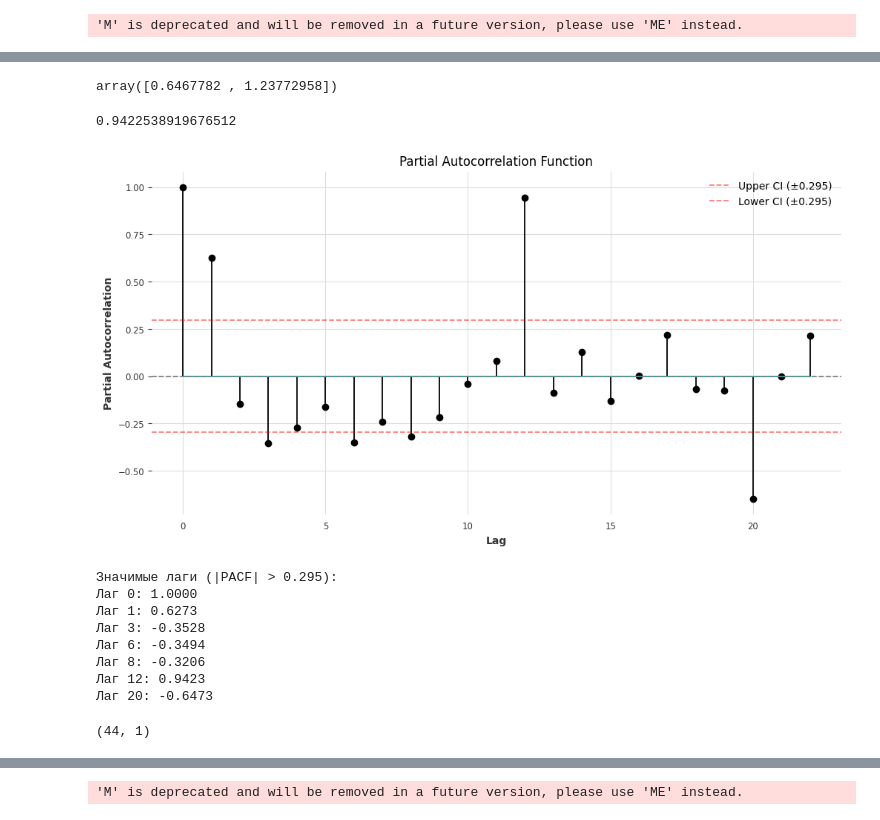
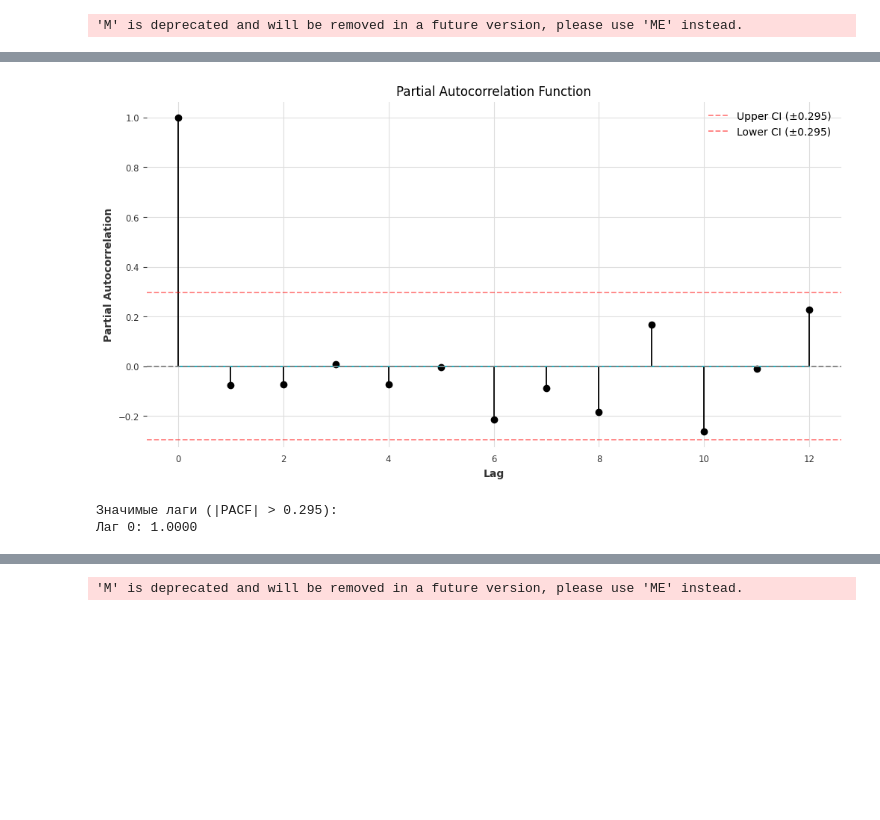
Before and after one commit to quantority/forecast-routine, a Jupyter notebook: test-notebook.ipynb, the cells around one changed output, grey strips where cells are left out. Drawn from its saved outputs; the diff is of its cells as text; code cells hidden in the pictures; blank space fills up the shorter version.

```diff
--- a/test-notebook.ipynb
+++ b/test-notebook.ipynb
@@ -533,5 +257,5 @@ first_ts = second_cluster[second_cluster['segment'] == 'ТД Регион_РШ_
 # %%
-def find_pacf_lags(series, segment, max_lags=22, alpha=0.05, method='ols'):
+def find_pacf_lags(series, segment, max_lags=12, alpha=0.05, method='ols'):
 
 
     pacf_values = pacf(series, nlags=max_lags, method=method)
@@ -607,10 +311,9 @@ pacf_df
-# %%
-sign_lags, pacf_df = find_pacf_lags(first_ts[['target']])
 # %%
 lags_list = []
 
 for i in second_cluster['segment'].unique():
+    print(i)
     segment_df = second_cluster[second_cluster['segment'] == i]
-    _, pacf_df = find_pacf_lags(segment_df[['timestamp', 'target']].set_index('timestamp'), i)
+    _, pacf_df = find_pacf_lags(segment_df[['timestamp', 'target']].set_index('timestamp'), i, max_lags=int(len(segment_df)/2))
     lags_list.append(pacf_df)
 # %% [output]
@@ -676,6 +546,0 @@ plot_hist(remove_trend(remove_seasonality(first_ts_ts, model=SeasonalityMode.ADD
-# %%
-seasonal_list = []
-
-for i in range(2, 25):
-    season_tuple = check_seasonality(first_ts_ts, m=i, max_lag=24)
-    seasonal_list.append(season_tuple)
@@ -785,51 +574,33 @@ plot_pacf(first_ts[['target']], lags=22, method='ols', alpha=0.1)
-# %%
-conf_int[12]
-# %% [output]
-array([0.6467782 , 1.23772958])
-# %%
-pacf_values[12]
-# %% [output]
-0.9422538919676512
 # %%
 # Получаем только значения PACF без доверительных интервалов
-pacf_values = pacf(first_ts[['target']], nlags=22, method='ols')
+pacf_values = pacf(first_ts[['target']], nlags=12, method='ols')
 
 # Рассчитываем доверительные интервалы как в plot_pacf
 n = len(first_ts)
 conf_int_manual = 1.96 / np.sqrt(n)  # ±1.96/√n
 
 # Строим график вручную
 plt.figure(figsize=(12, 6))
 plt.stem(range(len(pacf_values)), pacf_values)
 plt.axhline(y=0, linestyle='--', color='gray')
 plt.axhline(y=conf_int_manual, linestyle='--', color='red', alpha=0.5, label=f'Upper CI (±{conf_int_manual:.3f})')
 plt.axhline(y=-conf_int_manual, linestyle='--', color='red', alpha=0.5, label=f'Lower CI (±{conf_int_manual:.3f})')
 plt.xlabel('Lag')
 plt.ylabel('Partial Autocorrelation')
 plt.title('Partial Autocorrelation Function')
 plt.legend()
 plt.show()
 
 # Проверяем значимые лаги
 significant_lags = []
 for i, value in enumerate(pacf_values):
     if abs(value) > conf_int_manual:
         significant_lags.append((i, value))
 
 print(f"Значимые лаги (|PACF| > {conf_int_manual:.3f}):")
 for lag, value in significant_lags:
     print(f"Лаг {lag}: {value:.4f}")
 # %% [output]
-[figure, old version]
+[figure, new version]
 Значимые лаги (|PACF| > 0.295):
 Лаг 0: 1.0000
-Лаг 1: 0.6273
-Лаг 3: -0.3528
-Лаг 6: -0.3494
-Лаг 8: -0.3206
-Лаг 12: 0.9423
-Лаг 20: -0.6473
-# %%
-first_ts[['timestamp', 'target']].set_index('timestamp').shape
-# %% [output]
-(44, 1)
```
Also changed, not shown: parts of 81 cells of this notebook.
